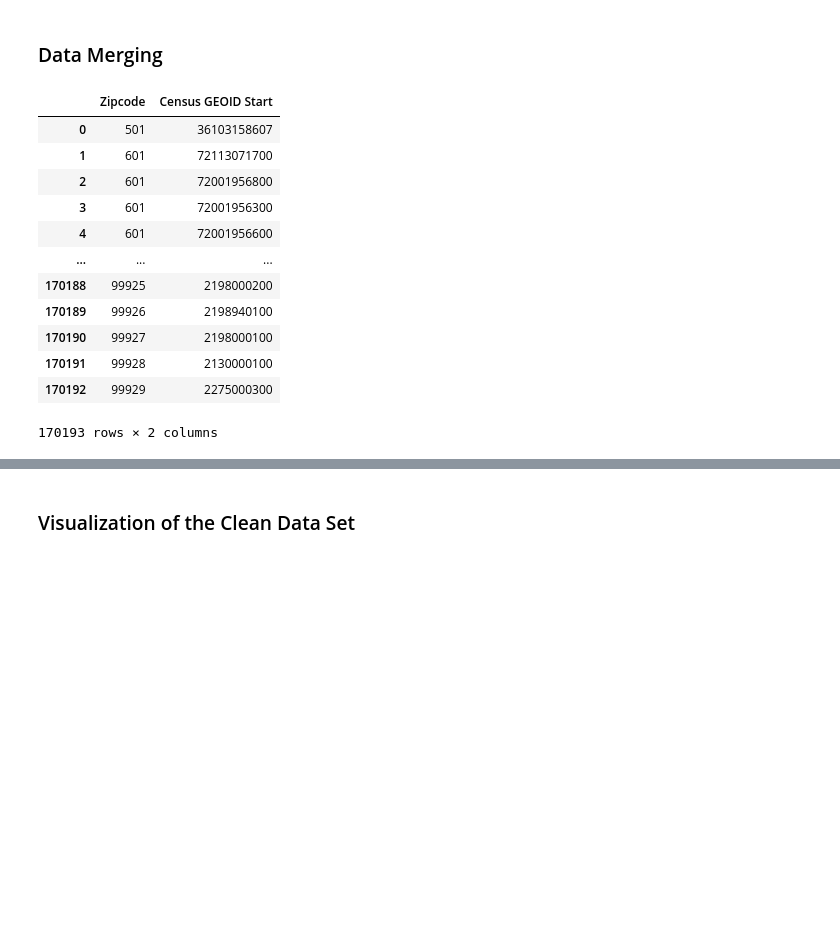
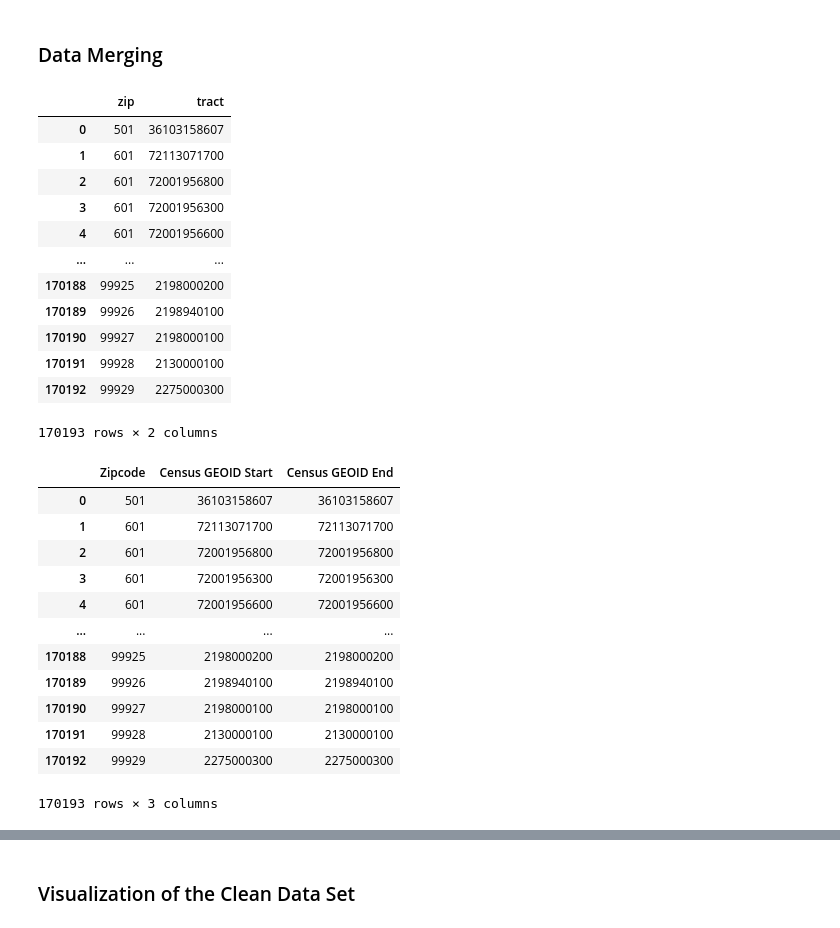
Before and after one commit to sheetalbongale/Scooters-In-Austin-Data-Analysis, a Jupyter notebook: notebooks/shared_mobility_AODP/shared_mobility_data_wrangling.ipynb, the cells around one changed output, grey strips where cells are left out. Saved outputs shown, nothing was run; the diff lists cells and outputs as text; code cells hidden in the pictures; blank space fills up the shorter version.

```diff
--- a/notebooks/shared_mobility_AODP/shared_mobility_data_wrangling.ipynb
+++ b/notebooks/shared_mobility_AODP/shared_mobility_data_wrangling.ipynb
@@ -249,10 +249,9 @@ clean_df.to_csv(output_data_file)
 # %%
 csvpath1 = os.path.join("/Users/sheetalbongale/Scooters_In_Austin_Data_Analysis/resources/zip_tract_092019.csv")
 zip_data = pd.read_csv(csvpath1)
-zip_data.rename(columns={'zip': 'Zipcode', 'tract': 'Census GEOID Start'}, inplace=True)
 zip_data
 # %% [output]
-|  | Zipcode | Census GEOID Start |
+|  | zip | tract |
 | 0 | 501 | 36103158607 |
 | 1 | 601 | 72113071700 |
 | 2 | 601 | 72001956800 |
@@ -265,4 +264,23 @@ zip_data
 | 170191 | 99928 | 2130000100 |
 | 170192 | 99929 | 2275000300 |
 170193 rows × 2 columns
+# %%
+column3 = zip_data['tract']
+zip_data['Census GEOID End'] = column3
+zip_data.rename(columns={'zip': 'Zipcode', 'tract': 'Census GEOID Start'}, inplace=True)
+zip_data
+# %% [output]
+|  | Zipcode | Census GEOID Start | Census GEOID End |
+| 0 | 501 | 36103158607 | 36103158607 |
+| 1 | 601 | 72113071700 | 72113071700 |
+| 2 | 601 | 72001956800 | 72001956800 |
+| 3 | 601 | 72001956300 | 72001956300 |
+| 4 | 601 | 72001956600 | 72001956600 |
+| ... | ... | ... | ... |
+| 170188 | 99925 | 2198000200 | 2198000200 |
+| 170189 | 99926 | 2198940100 | 2198940100 |
+| 170190 | 99927 | 2198000100 | 2198000100 |
+| 170191 | 99928 | 2130000100 | 2130000100 |
+| 170192 | 99929 | 2275000300 | 2275000300 |
+170193 rows × 3 columns
 # %%
```
Also changed, not shown: parts of 3 cells of this notebook.
